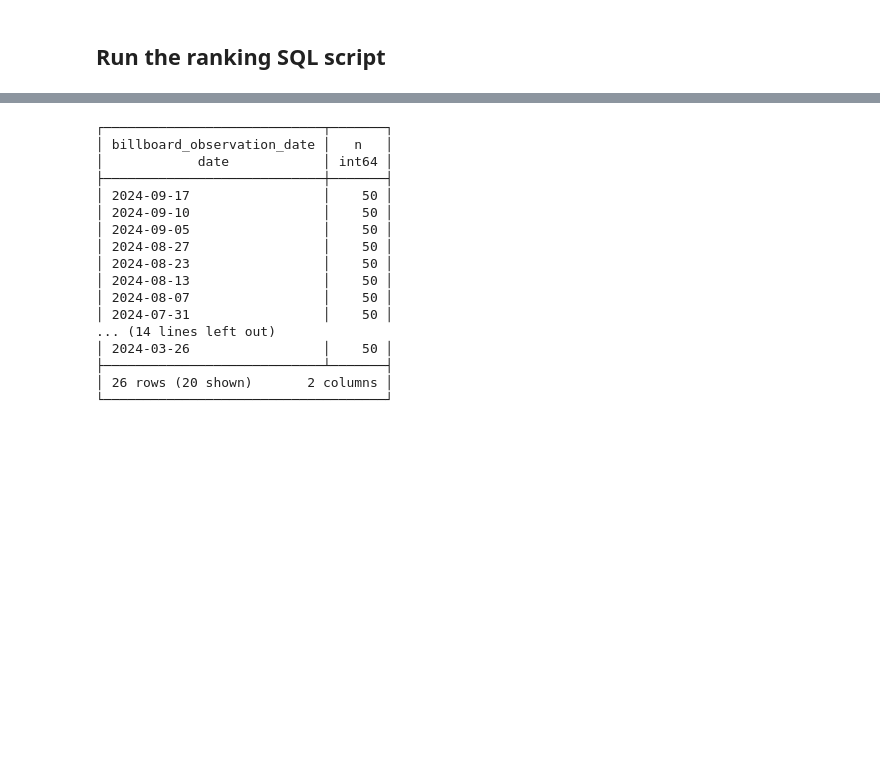
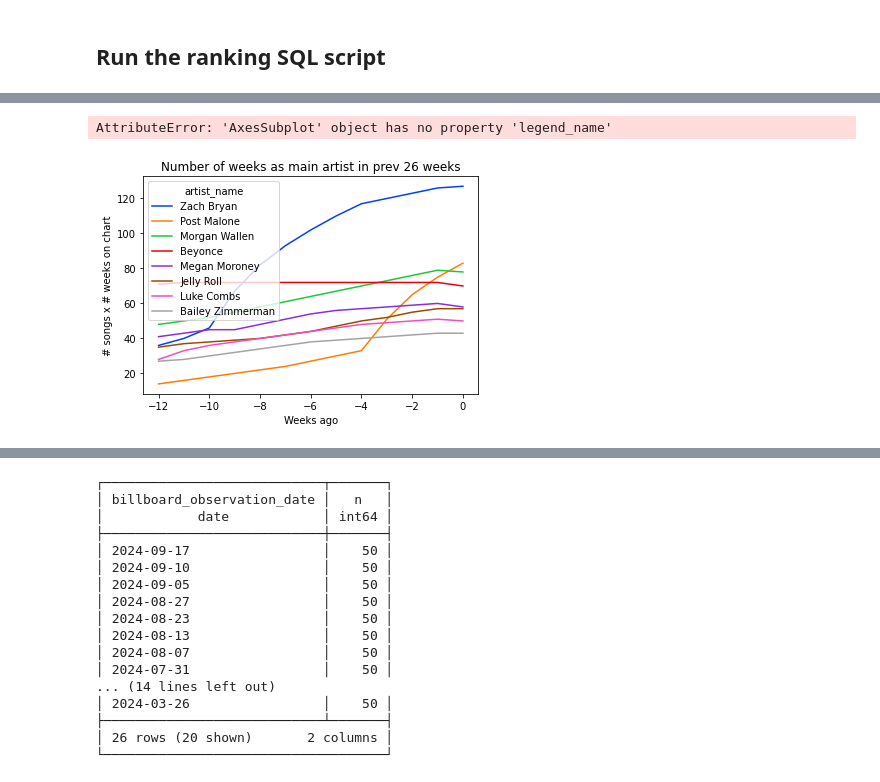
Before and after one commit to jwmanahan/billboard, a Jupyter notebook: add_new_week.ipynb, the cells around one changed output, grey strips where cells are left out. Drawn from its saved outputs; the diff is of its cells as text; code cells hidden in the pictures; blank space fills up the shorter version.

Commit message:
Backfill a week + chart improvement

```diff
--- a/add_new_week.ipynb
+++ b/add_new_week.ipynb
@@ -619,0 +419,25 @@ graph.axes.invert_yaxis()
+# %%
+graph = sns.lineplot(
+    data = df_artist_ranking.pivot(
+        index = 'artist_name'
+        , columns = 'weeks_ago'
+        , values = 'recent_weeks_main_artist'
+      ).loc[
+        df_artist_ranking_over_time[0].keys() # maintain order from rank
+      ][:8].fillna(np.inf).T
+    , dashes = False
+    , palette = 'bright'
+)
+graph.set(
+    title = 'Number of weeks as main artist in prev 26 weeks'
+    , ylabel = '# songs x # weeks on chart'
+    , xlabel = 'Weeks ago'
+)
+
+
+
+plt.show()
+# size = scale up plot size, then scale up number of lines
+# %% [output]
+AttributeError: 'AxesSubplot' object has no property 'legend_name'
+[figure, added]
```
Also changed, not shown: parts of 51 cells of this notebook, 4 other files.
